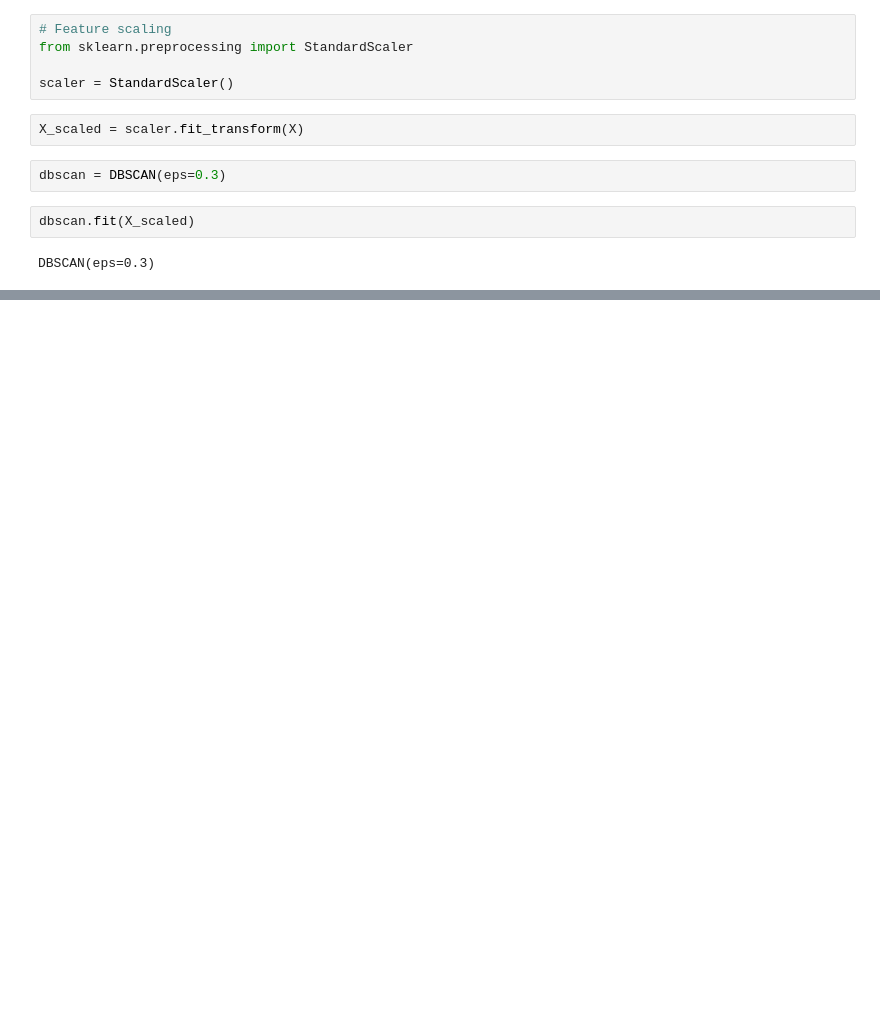
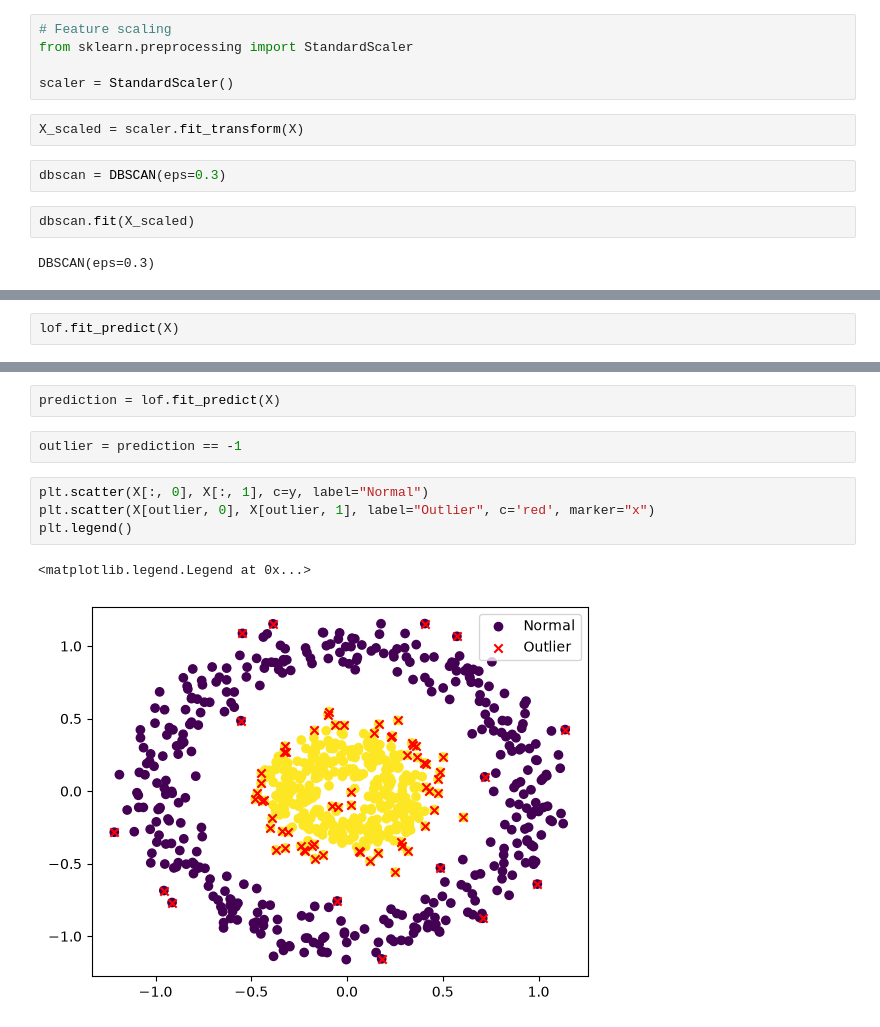
Before and after one commit to SVyeole08/Machine-Learning, a Jupyter notebook: Unsupervised Learning/DBSCAN_Clustering.ipynb, the cells around one changed output, grey strips where cells are left out. Saved outputs shown, nothing was run; the diff lists cells and outputs as text; blank space fills up the shorter version.

```diff
--- a/Unsupervised Learning/DBSCAN_Clustering.ipynb
+++ b/Unsupervised Learning/DBSCAN_Clustering.ipynb
@@ -53,0 +118,2 @@ plt.scatter(X_scaled[:, 0], X_scaled[:, 1], c=dbscan.labels_)
+# %%
+lof.fit_predict(X)
@@ -53,0 +138,11 @@ plt.scatter(X_scaled[:, 0], X_scaled[:, 1], c=dbscan.labels_)
+# %%
+prediction = lof.fit_predict(X)
+# %%
+outlier = prediction == -1
+# %%
+plt.scatter(X[:, 0], X[:, 1], c=y, label="Normal")
+plt.scatter(X[outlier, 0], X[outlier, 1], label="Outlier", c='red', marker="x")
+plt.legend()
+# %% [output]
+<matplotlib.legend.Legend at 0x...>
+[figure, added]
```
Also changed, not shown: parts of 13 cells of this notebook, 4 other files.
